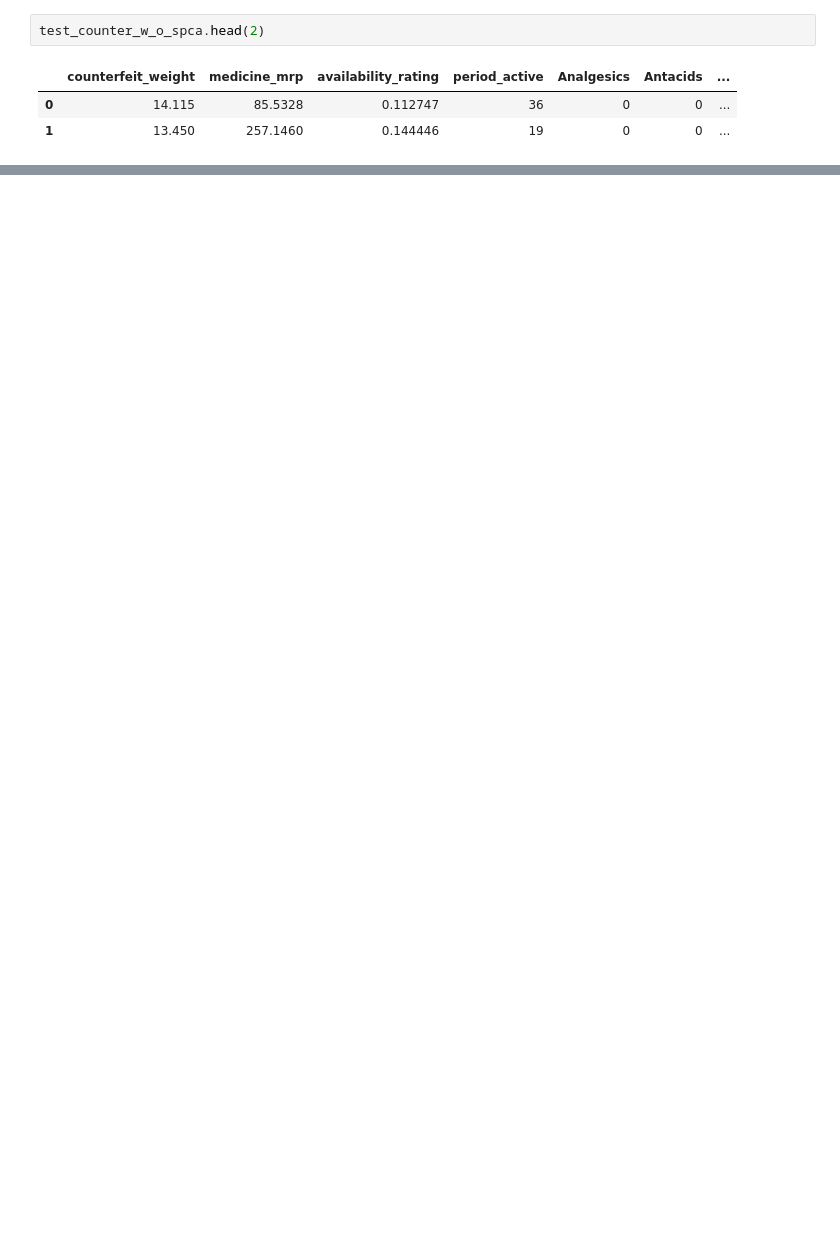
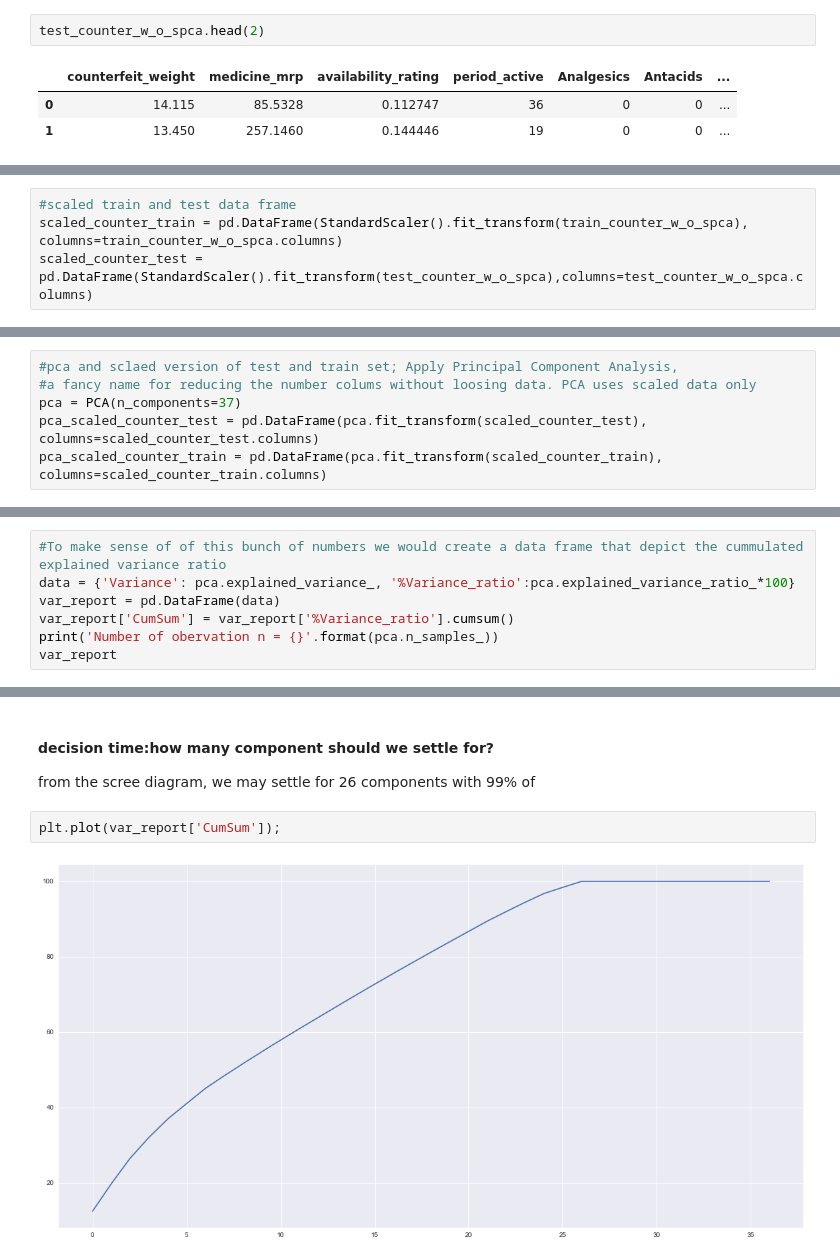
Before and after one commit to ajakaiye33/Data_Science_Proj, a Jupyter notebook: data_science_cap/project1_wip.ipynb, the cells around one changed output, grey strips where cells are left out. Cells and saved outputs as stored; diff of their text form; blank space fills up the shorter version.

```diff
--- a/data_science_cap/project1_wip.ipynb
+++ b/data_science_cap/project1_wip.ipynb
@@ -455,0 +463,4 @@ test_counter_w_o_spca.head(2)
+# %%
+#scaled train and test data frame
+scaled_counter_train = pd.DataFrame(StandardScaler().fit_transform(train_counter_w_o_spca), columns=train_counter_w_o_spca.columns)
+scaled_counter_test = pd.DataFrame(StandardScaler().fit_transform(test_counter_w_o_spca),columns=test_counter_w_o_spca.columns)
@@ -455,0 +498,6 @@ test_counter_w_o_spca.head(2)
+# %%
+#pca and sclaed version of test and train set; Apply Principal Component Analysis,
+#a fancy name for reducing the number colums without loosing data. PCA uses scaled data only
+pca = PCA(n_components=37)
+pca_scaled_counter_test = pd.DataFrame(pca.fit_transform(scaled_counter_test), columns=scaled_counter_test.columns)
+pca_scaled_counter_train = pd.DataFrame(pca.fit_transform(scaled_counter_train), columns=scaled_counter_train.columns)
@@ -455,0 +541,7 @@ test_counter_w_o_spca.head(2)
+# %%
+#To make sense of of this bunch of numbers we would create a data frame that depict the cummulated explained variance ratio
+data = {'Variance': pca.explained_variance_, '%Variance_ratio':pca.explained_variance_ratio_*100}
+var_report = pd.DataFrame(data)
+var_report['CumSum'] = var_report['%Variance_ratio'].cumsum()
+print('Number of obervation n = {}'.format(pca.n_samples_))
+var_report
@@ -455,0 +567,7 @@ test_counter_w_o_spca.head(2)
+# %% [markdown]
+#### decision time:how many component should we settle for?
+from the scree diagram, we may settle for 26 components with 99% of
+# %%
+plt.plot(var_report['CumSum']);
+# %% [output]
+[figure, added]
```
Also changed, not shown: parts of 22 cells of this notebook.
